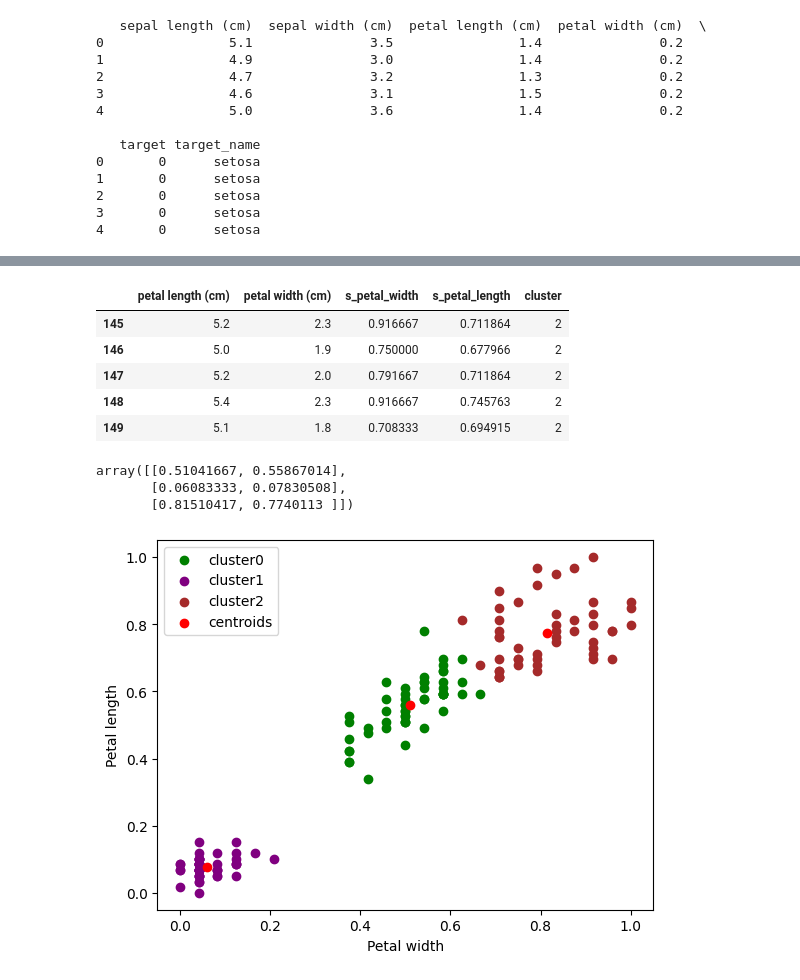
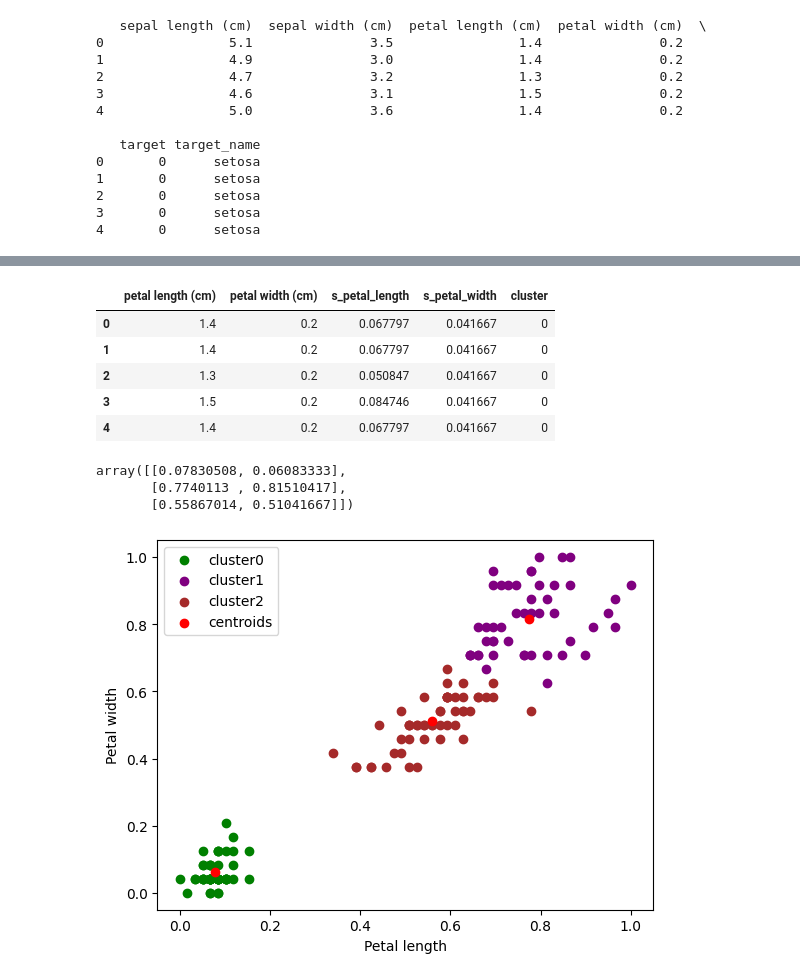
Before and after one commit to Ammacompanys/ai-ds-program, a Jupyter notebook: kmeans/exercise.ipynb, the cells around one changed output, grey strips where cells are left out. Drawn from its saved outputs; the diff is of its cells as text; code cells hidden in the pictures.

```diff
--- a/kmeans/exercise.ipynb
+++ b/kmeans/exercise.ipynb
@@ -32,4 +32,4 @@ print(df.head())
 3       0      setosa
 4       0      setosa
 # %%
-petal_features = df[["petal length (cm)", "petal width (cm)"]]
+df.drop(["sepal length (cm)", "sepal width (cm)", "target", "target_name"], axis="columns", inplace=True)
@@ -63,7 +56,7 @@ plt.show()
 # %%
 scaler = MinMaxScaler()
-scaler.fit(petal_features[["petal width (cm)"]])
-petal_features["s_petal_width"] = scaler.transform(petal_features[["petal width (cm)"]])
+scaler.fit(df[["petal length (cm)"]])
+df["s_petal_length"] = scaler.transform(df[["petal length (cm)"]])
 
-scaler.fit(petal_features[["petal length (cm)"]])
-petal_features["s_petal_length"] = scaler.transform(petal_features[["petal length (cm)"]])
+scaler.fit(df[["petal width (cm)"]])
+df["s_petal_width"] = scaler.transform(df[["petal width (cm)"]])
@@ -77,36 +63,36 @@ petal_features["s_petal_length"] = scaler.transform(petal_features[["petal lengt
 # %%
 km = KMeans(n_clusters=3)
 
-predicted = km.fit_predict(petal_features[["s_petal_width", "s_petal_length"]])
-petal_features["cluster"] = predicted
+predicted = km.fit_predict(df[["s_petal_length", "s_petal_width"]])
+df["cluster"] = predicted
 
-petal_features.head()
+df.head()
 # %% [output]
-|  | petal length (cm) | petal width (cm) | s_petal_width | s_petal_length | cluster |
-| 145 | 5.2 | 2.3 | 0.916667 | 0.711864 | 2 |
-| 146 | 5.0 | 1.9 | 0.750000 | 0.677966 | 2 |
-| 147 | 5.2 | 2.0 | 0.791667 | 0.711864 | 2 |
-| 148 | 5.4 | 2.3 | 0.916667 | 0.745763 | 2 |
-| 149 | 5.1 | 1.8 | 0.708333 | 0.694915 | 2 |
+|  | petal length (cm) | petal width (cm) | s_petal_length | s_petal_width | cluster |
+| 0 | 1.4 | 0.2 | 0.067797 | 0.041667 | 0 |
+| 1 | 1.4 | 0.2 | 0.067797 | 0.041667 | 0 |
+| 2 | 1.3 | 0.2 | 0.050847 | 0.041667 | 0 |
+| 3 | 1.5 | 0.2 | 0.084746 | 0.041667 | 0 |
+| 4 | 1.4 | 0.2 | 0.067797 | 0.041667 | 0 |
 # %%
 km.cluster_centers_
 # %% [output]
-array([[0.51041667, 0.55867014],
-       [0.06083333, 0.07830508],
-       [0.81510417, 0.7740113 ]])
+array([[0.07830508, 0.06083333],
+       [0.7740113 , 0.81510417],
+       [0.55867014, 0.51041667]])
 # %%
-df0 = petal_features[petal_features.cluster == 0]
-df1 = petal_features[petal_features.cluster == 1]
-df2 = petal_features[petal_features.cluster == 2]
+df0 = df[df.cluster == 0]
+df1 = df[df.cluster == 1]
+df2 = df[df.cluster == 2]
 
-plt.scatter(df0["s_petal_width"], df0["s_petal_length"], label="cluster0", color="green")
-plt.scatter(df1["s_petal_width"], df1["s_petal_length"], label="cluster1", color="purple")
-plt.scatter(df2["s_petal_width"], df2["s_petal_length"], label="cluster2", color="brown")
+plt.scatter(df0["s_petal_length"], df0["s_petal_width"], label="cluster0", color="green")
+plt.scatter(df1["s_petal_length"], df1["s_petal_width"], label="cluster1", color="purple")
+plt.scatter(df2["s_petal_length"], df2["s_petal_width"], label="cluster2", color="brown")
 plt.scatter(km.cluster_centers_[:, 0], km.cluster_centers_[:, 1], label="centroids", color="red")
 
-plt.xlabel("Petal width")
-plt.ylabel("Petal length")
+plt.xlabel("Petal length")
+plt.ylabel("Petal width")
 plt.legend()
 plt.show()
 # %% [output]
-[figure, old version]
+[figure, new version]
```
Also changed, not shown: parts of 5 cells of this notebook, 1 other file.
